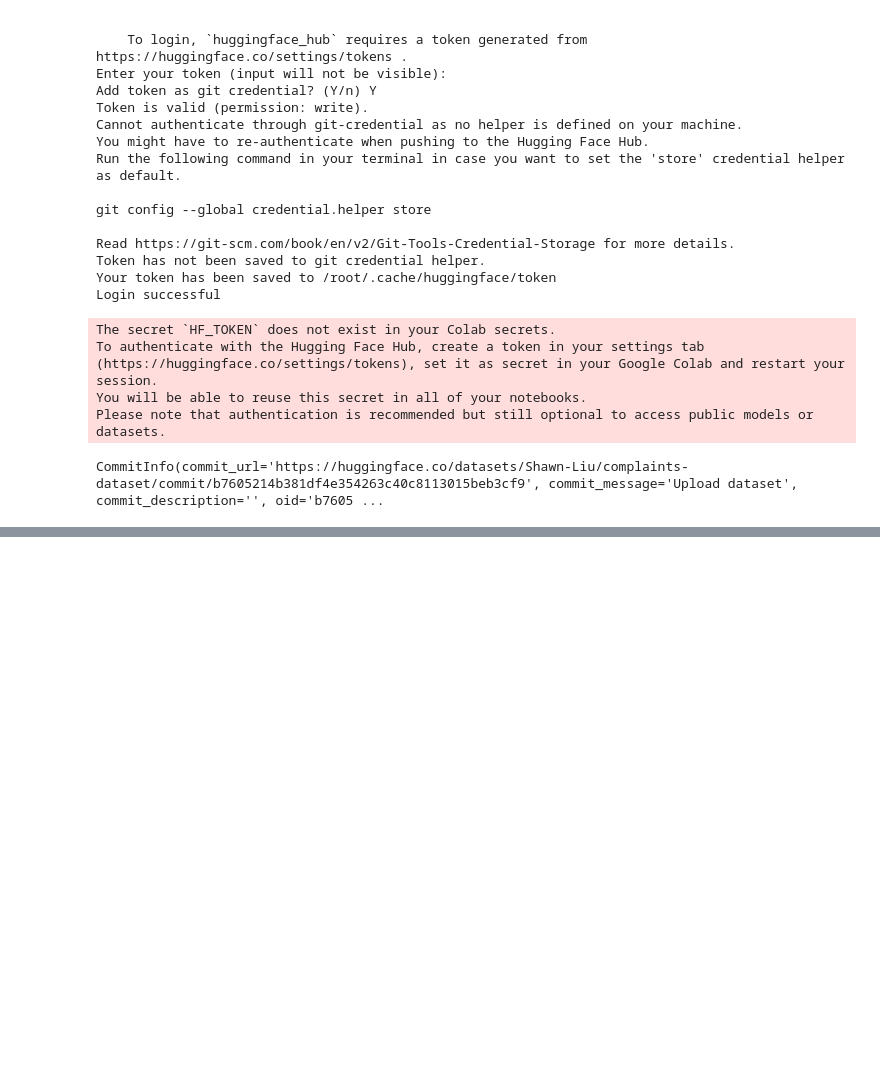
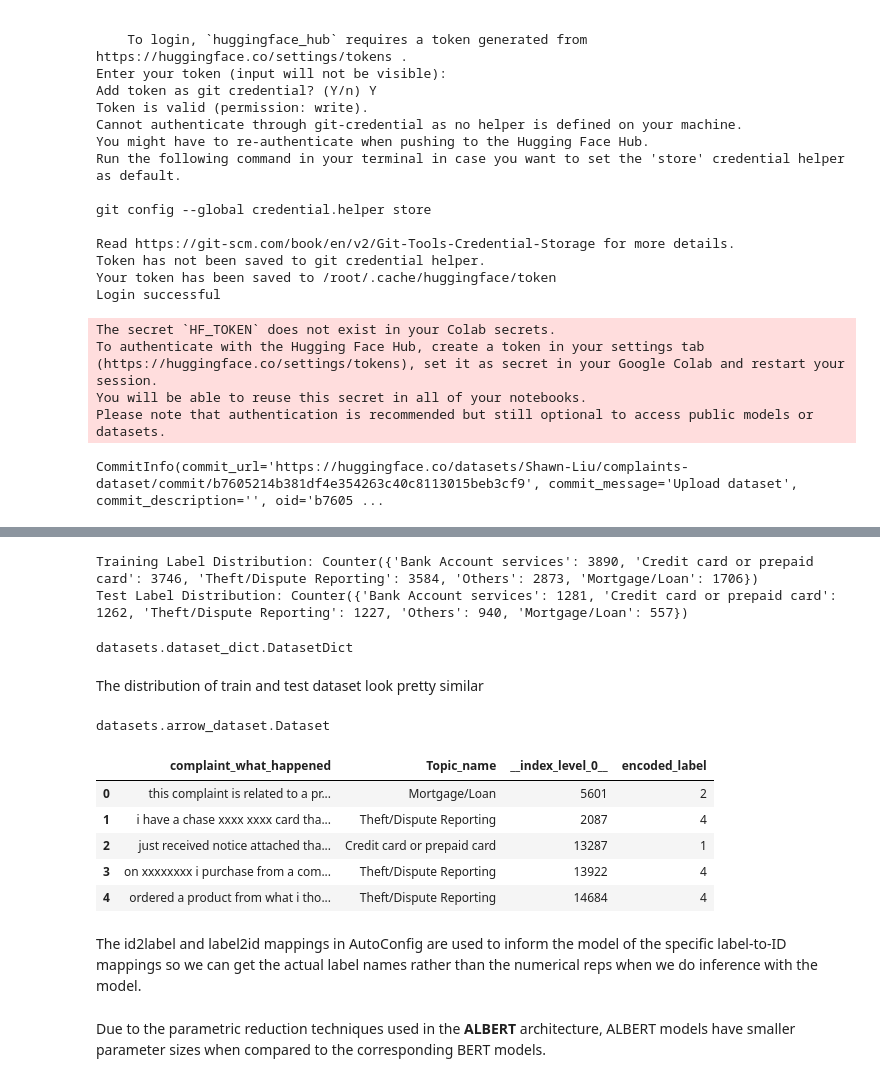
Before and after one commit to ShawnLiu119/NLP_Bank_Complaint_Classification, a Jupyter notebook: CustomerComplaint_Classification_LLM.ipynb, the cells around one changed output, grey strips where cells are left out. Saved outputs shown, nothing was run; the diff lists cells and outputs as text; code cells hidden in the pictures; blank space fills up the shorter version.

```diff
--- a/CustomerComplaint_Classification_LLM.ipynb
+++ b/CustomerComplaint_Classification_LLM.ipynb
@@ -165,0 +191,5 @@ CommitInfo(commit_url='https://huggingface.co/datasets/Shawn-Liu/complaints-data
+# %%
+from datasets import load_dataset, DatasetDict
+
+dataset = load_dataset("Shawn-Liu/complaints-dataset")
+dataset
@@ -165,0 +207,50 @@ CommitInfo(commit_url='https://huggingface.co/datasets/Shawn-Liu/complaints-data
+# %%
+from collections import Counter
+
+train_label_distribution = Counter(dataset['train']['Topic_name'])
+test_label_distribution = Counter(dataset['test']['Topic_name'])
+
+print("Training Label Distribution:", train_label_distribution)
+print("Test Label Distribution:", test_label_distribution)
+# %% [output]
+Training Label Distribution: Counter({'Bank Account services': 3890, 'Credit card or prepaid card': 3746, 'Theft/Dispute Reporting': 3584, 'Others': 2873, 'Mortgage/Loan': 1706})
+Test Label Distribution: Counter({'Bank Account services': 1281, 'Credit card or prepaid card': 1262, 'Theft/Dispute Reporting': 1227, 'Others': 940, 'Mortgage/Loan': 557})
+# %%
+type(dataset)
+# %% [output]
+datasets.dataset_dict.DatasetDict
+# %% [markdown]
+The distribution of train and test dataset look pretty similar
+# %%
+#Prepare the dataset - convert label into integer
+
+from sklearn.preprocessing import LabelEncoder
+
+label_encoder = LabelEncoder()
+
+label_encoder.fit(dataset['train']['Topic_name'])
+
+def encode_labels(df):
+    return {'encoded_label': label_encoder.transform([df['Topic_name']])[0]}
+
+for split in dataset:
+    dataset[split] = dataset[split].map(encode_labels, batched=False)
+# %%
+type(dataset['train'])
+# %% [output]
+datasets.arrow_dataset.Dataset
+# %%
+#take a look at the encoded dataset
+df_train = dataset['train'].to_pandas() #convert a huggingface dataset to a panda dataframe
+df_train.head()
+# %% [output]
+|  | complaint_what_happened | Topic_name | __index_level_0__ | encoded_label |
+| 0 | this complaint is related to a pr... | Mortgage/Loan | 5601 | 2 |
+| 1 | i have a chase xxxx xxxx card tha... | Theft/Dispute Reporting | 2087 | 4 |
+| 2 | just received notice attached tha... | Credit card or prepaid card | 13287 | 1 |
+| 3 | on xxxxxxxx i purchase from a com... | Theft/Dispute Reporting | 13922 | 4 |
+| 4 | ordered a product from what i tho... | Theft/Dispute Reporting | 14684 | 4 |
+# %% [markdown]
+The id2label and label2id mappings in AutoConfig are used to inform the model of the specific label-to-ID mappings so we can get the actual label names rather than the numerical reps when we do inference with the model.
+# %% [markdown]
+Due to the parametric reduction techniques used in the **ALBERT** architecture, ALBERT models have smaller parameter sizes when compared to the corresponding BERT models.
```
Also changed, not shown: parts of 5 cells of this notebook.
